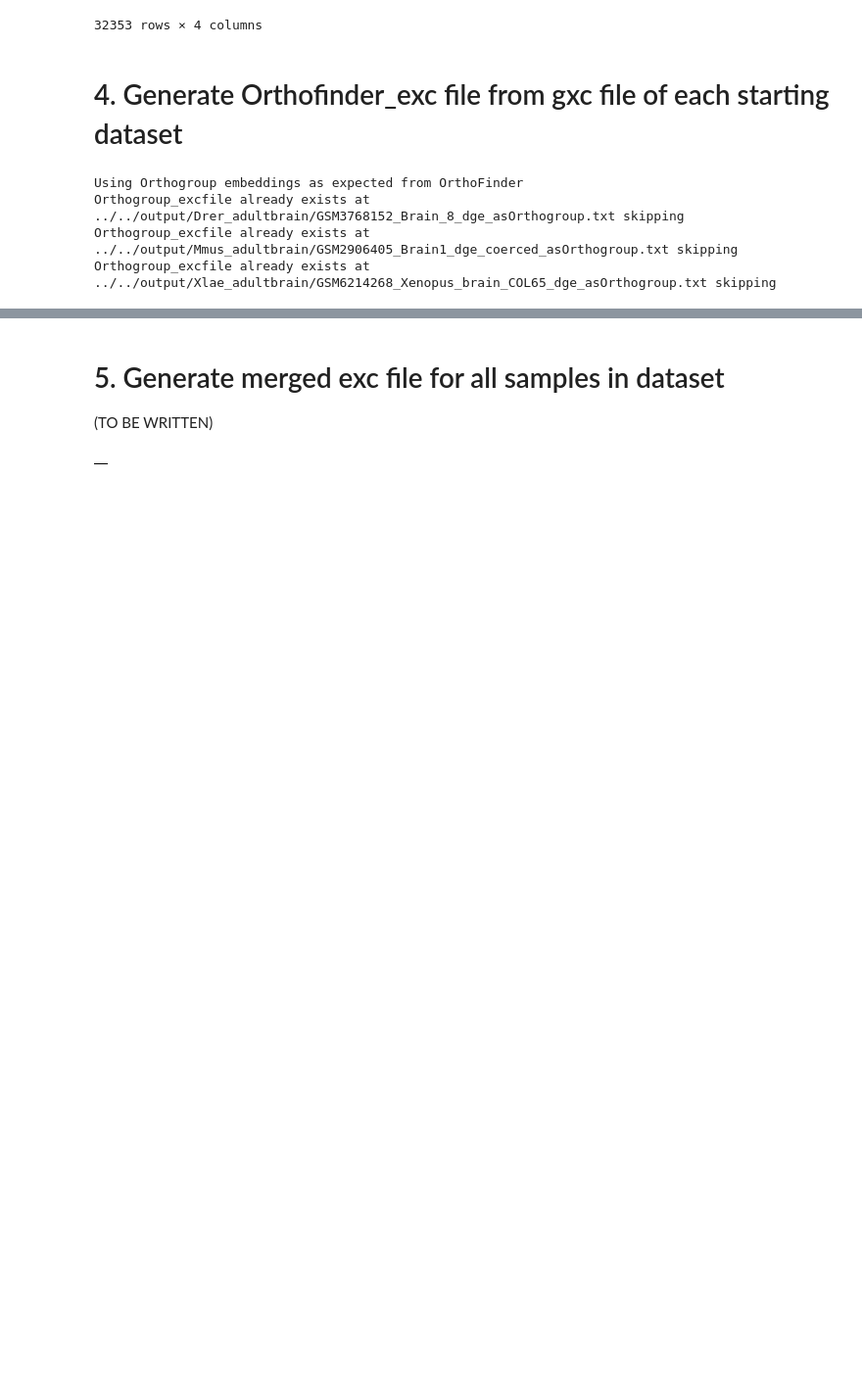
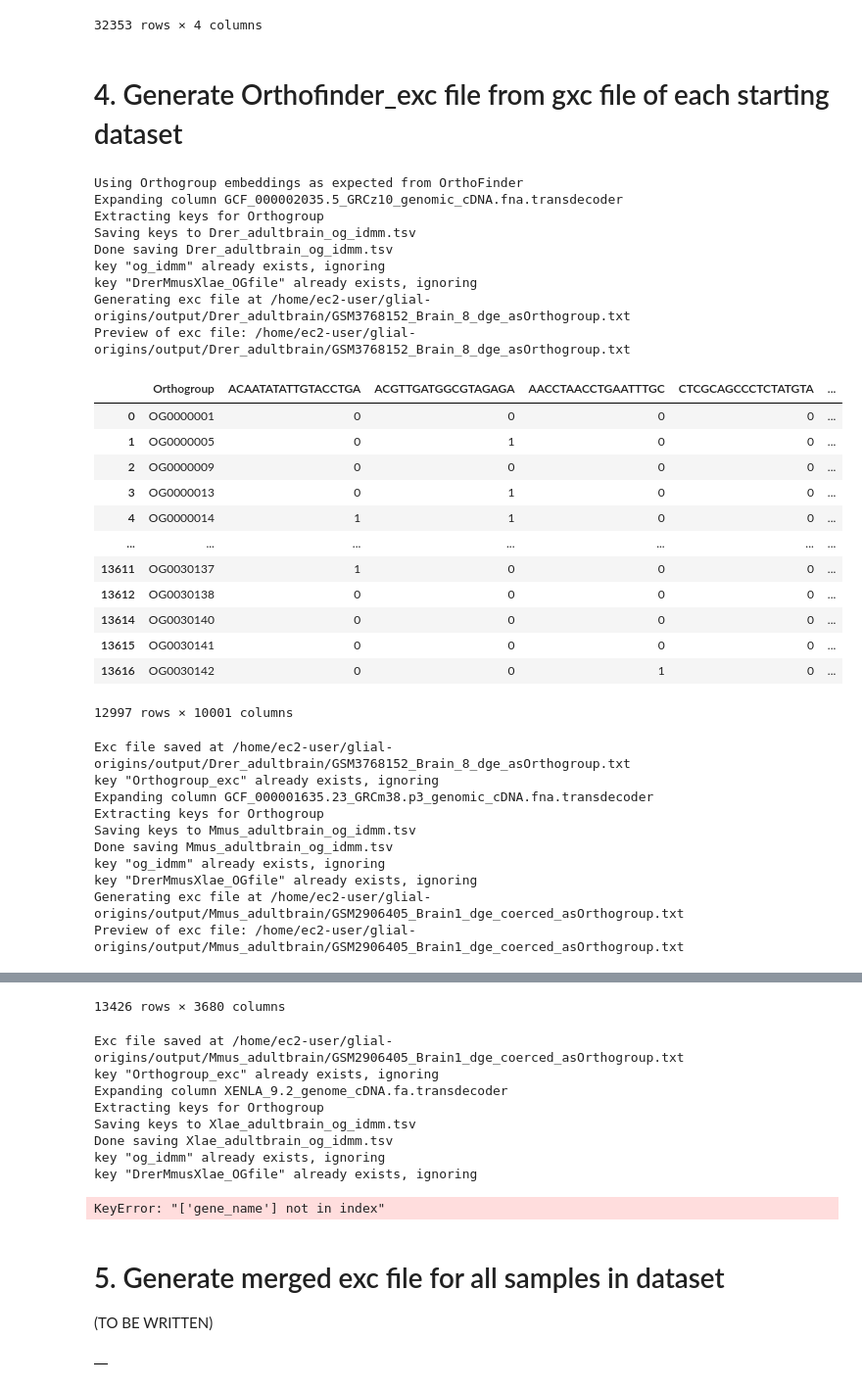
Before and after one commit to Arcadia-Science/glial-origins, a Jupyter notebook: notebooks/DrerMmusXlae_adultbrain_OrthoFinder/2_DrerMmusXlae_adultbrain_runOrthoFinder.ipynb, the cells around one changed output, grey strips where cells are left out. Shown at 98% size. Cells and saved outputs as stored; diff of their text form; code cells hidden in the pictures; blank space fills up the shorter version.

```diff
--- a/notebooks/DrerMmusXlae_adultbrain_OrthoFinder/2_DrerMmusXlae_adultbrain_runOrthoFinder.ipynb
+++ b/notebooks/DrerMmusXlae_adultbrain_OrthoFinder/2_DrerMmusXlae_adultbrain_runOrthoFinder.ipynb
@@ -122,9 +118,10 @@ else:
 
 # Generates OrthoGroups file object
 orthogroups_file = OrthoFinderOutputFile(
-    filename = '/Orthogroups/Orthogroups.tsv',
-    multispeciesbiofiledocket = sample_MSD,
-    directory = datefolder)
+    sampledict = sample_MSD.sampledict,
+    species_dict = sample_MSD.species_dict,
+    filename = '/'.join(datefolder.split('/')[-2:]) + '/Orthogroups/Orthogroups.tsv'
+)
 
 orthogroups_df = pd.read_csv(orthogroups_file.path, sep = '\t')
 display(orthogroups_df)
@@ -151,9 +148,38 @@ Results folder found at ../../output/DrerMmusXlae_adultbrain_OrthoFinder/OrthoFi
 # %%
 gxc_to_exc(sample_MSD = sample_MSD,
            embedding_df = orthogroups_df,
-           exc_file = orthogroups_file)
+           exc_file = orthogroups_file,
+           overwrite = True)
 # %% [output]
 Using Orthogroup embeddings as expected from OrthoFinder
-Orthogroup_excfile already exists at ../../output/Drer_adultbrain/GSM3768152_Brain_8_dge_asOrthogroup.txt skipping
-Orthogroup_excfile already exists at ../../output/Mmus_adultbrain/GSM2906405_Brain1_dge_coerced_asOrthogroup.txt skipping
-Orthogroup_excfile already exists at ../../output/Xlae_adultbrain/GSM6214268_Xenopus_brain_COL65_dge_asOrthogroup.txt skipping
+Expanding column GCF_000002035.5_GRCz10_genomic_cDNA.fna.transdecoder
+Extracting keys for Orthogroup
+Saving keys to Drer_adultbrain_og_idmm.tsv
+Done saving Drer_adultbrain_og_idmm.tsv
+key "og_idmm" already exists, ignoring
+key "DrerMmusXlae_OGfile" already exists, ignoring
+Generating exc file at /home/ec2-user/glial-origins/output/Drer_adultbrain/GSM3768152_Brain_8_dge_asOrthogroup.txt
+Preview of exc file: /home/ec2-user/glial-origins/output/Drer_adultbrain/GSM3768152_Brain_8_dge_asOrthogroup.txt
+|  | Orthogroup | ACAATATATTGTACCTGA | ACGTTGATGGCGTAGAGA | AACCTAACCTGAATTTGC | CTCGCAGCCCTCTATGTA | ... |
+| 0 | OG0000001 | 0 | 0 | 0 | 0 | ... |
+| 1 | OG0000005 | 0 | 1 | 0 | 0 | ... |
+| 2 | OG0000009 | 0 | 0 | 0 | 0 | ... |
+| 3 | OG0000013 | 0 | 1 | 0 | 0 | ... |
+| 4 | OG0000014 | 1 | 1 | 0 | 0 | ... |
+| ... | ... | ... | ... | ... | ... | ... |
+| 13611 | OG0030137 | 1 | 0 | 0 | 0 | ... |
+| 13612 | OG0030138 | 0 | 0 | 0 | 0 | ... |
+| 13614 | OG0030140 | 0 | 0 | 0 | 0 | ... |
+| 13615 | OG0030141 | 0 | 0 | 0 | 0 | ... |
+| 13616 | OG0030142 | 0 | 0 | 1 | 0 | ... |
+12997 rows × 10001 columns
+Exc file saved at /home/ec2-user/glial-origins/output/Drer_adultbrain/GSM3768152_Brain_8_dge_asOrthogroup.txt
+key "Orthogroup_exc" already exists, ignoring
+Expanding column GCF_000001635.23_GRCm38.p3_genomic_cDNA.fna.transdecoder
+Extracting keys for Orthogroup
+Saving keys to Mmus_adultbrain_og_idmm.tsv
+Done saving Mmus_adultbrain_og_idmm.tsv
+key "og_idmm" already exists, ignoring
+key "DrerMmusXlae_OGfile" already exists, ignoring
+Generating exc file at /home/ec2-user/glial-origins/output/Mmus_adultbrain/GSM2906405_Brain1_dge_coerced_asOrthogroup.txt
+Preview of exc file: /home/ec2-user/glial-origins/output/Mmus_adultbrain/GSM2906405_Brain1_dge_coerced_asOrthogroup.txt
@@ -160,3 +198,13 @@ Orthogroup_excfile already exists at ../../output/Xlae_adultbrain/GSM6214268_Xen
+13426 rows × 3680 columns
+Exc file saved at /home/ec2-user/glial-origins/output/Mmus_adultbrain/GSM2906405_Brain1_dge_coerced_asOrthogroup.txt
+key "Orthogroup_exc" already exists, ignoring
+Expanding column XENLA_9.2_genome_cDNA.fa.transdecoder
+Extracting keys for Orthogroup
+Saving keys to Xlae_adultbrain_og_idmm.tsv
+Done saving Xlae_adultbrain_og_idmm.tsv
+key "og_idmm" already exists, ignoring
+key "DrerMmusXlae_OGfile" already exists, ignoring
+KeyError: "['gene_name'] not in index"
 # %% [markdown]
 # 5. Generate merged exc file for all samples in dataset
 
```
Also changed, not shown: parts of 6 cells of this notebook, 2 other files.
